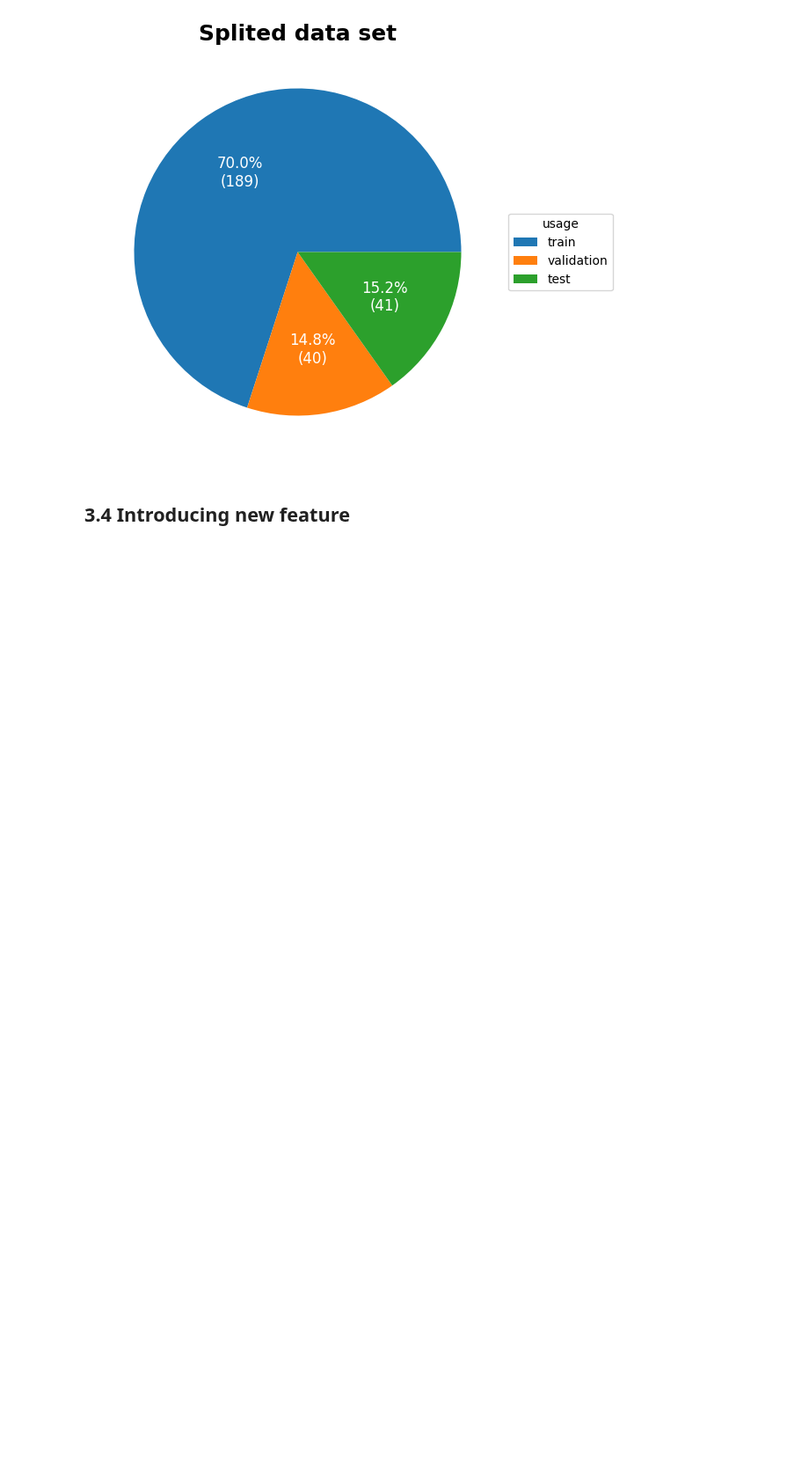
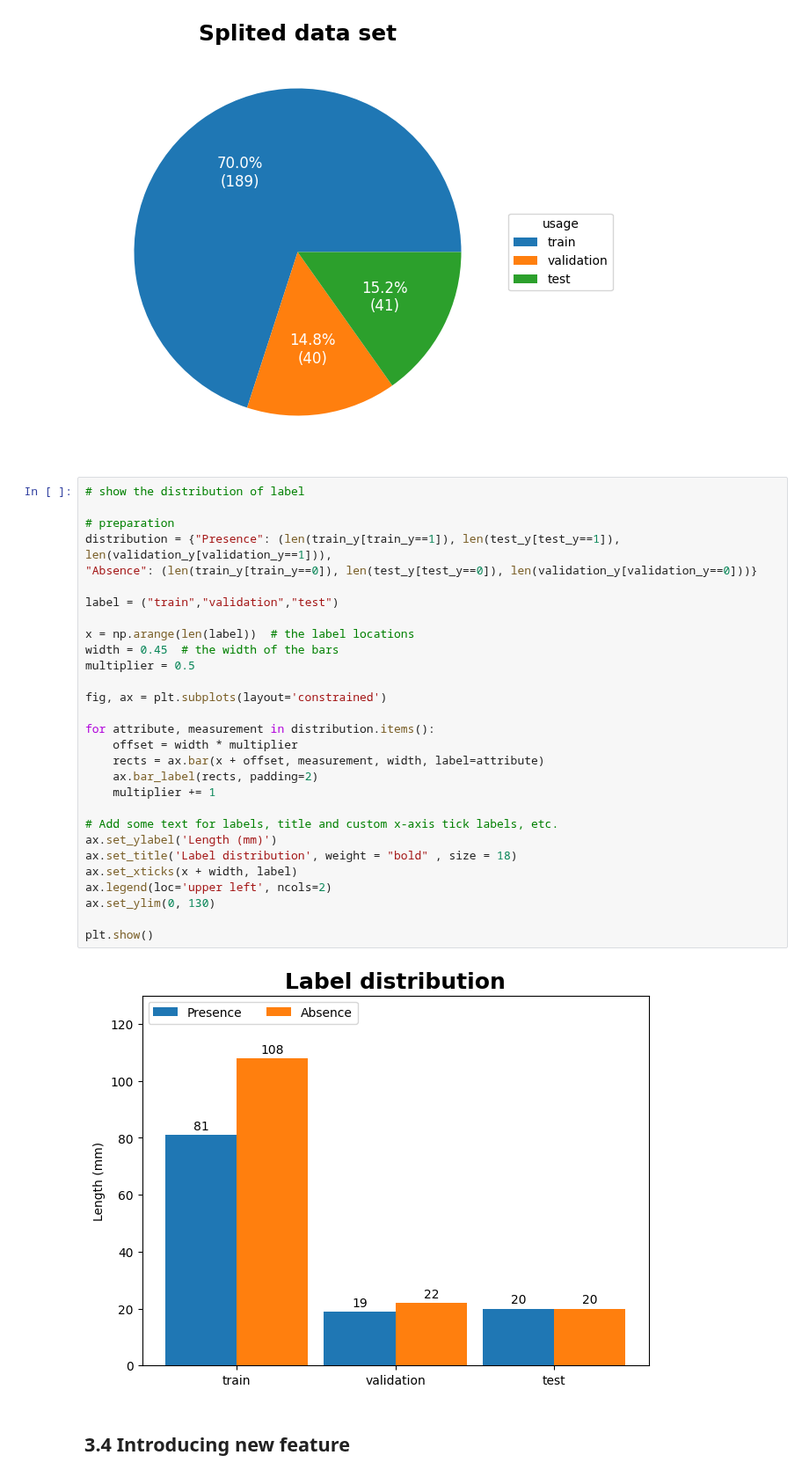
Before and after one commit to micheleishere/CO2, a Jupyter notebook: Project_CO2_main.ipynb, the cells around one changed output. Shown at 88% size. Drawn from its saved outputs; the diff is of its cells as text; blank space fills up the shorter version.

Commit message:
added visualisation of data set distributio in section 3.3

```diff
--- a/Project_CO2_main.ipynb
+++ b/Project_CO2_main.ipynb
@@ -347,6 +367,37 @@ ax.set_title("Splited data set", size = 18, weight = "bold")
 plt.show()
 # %% [output]
 [figure]
+# %%
+# show the distribution of label
+
+# preparation
+distribution = {"Presence": (len(train_y[train_y==1]), len(test_y[test_y==1]), len(validation_y[validation_y==1])),
+"Absence": (len(train_y[train_y==0]), len(test_y[test_y==0]), len(validation_y[validation_y==0]))}
+
+label = ("train","validation","test")
+
+x = np.arange(len(label))  # the label locations
+width = 0.45  # the width of the bars
+multiplier = 0.5
+
+fig, ax = plt.subplots(layout='constrained')
+
+for attribute, measurement in distribution.items():
+    offset = width * multiplier
+    rects = ax.bar(x + offset, measurement, width, label=attribute)
+    ax.bar_label(rects, padding=2)
+    multiplier += 1
+
+# Add some text for labels, title and custom x-axis tick labels, etc.
+ax.set_ylabel('Length (mm)')
+ax.set_title('Label distribution', weight = "bold" , size = 18)
+ax.set_xticks(x + width, label)
+ax.legend(loc='upper left', ncols=2)
+ax.set_ylim(0, 130)
+
+plt.show()
+# %% [output]
+[figure, added]
 # %% [markdown]
 ## 3.4 Introducing new feature
 # %%
```
Also changed, not shown: parts of 6 cells of this notebook.
